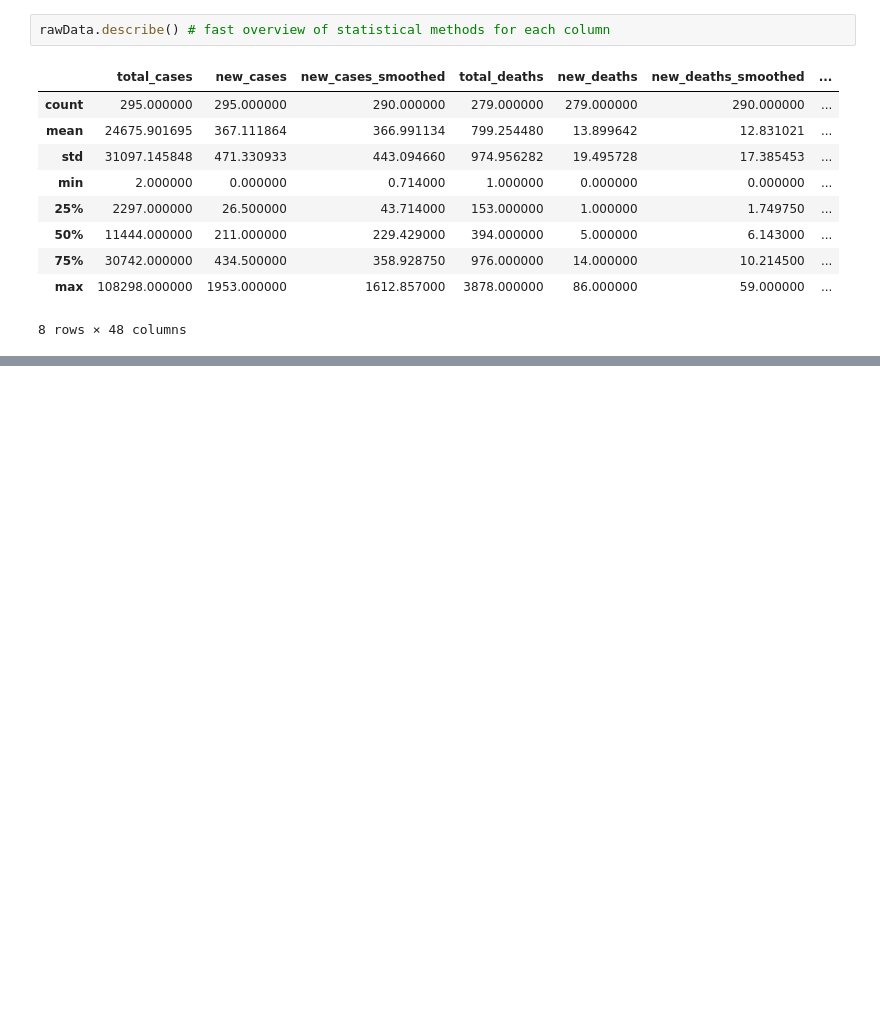
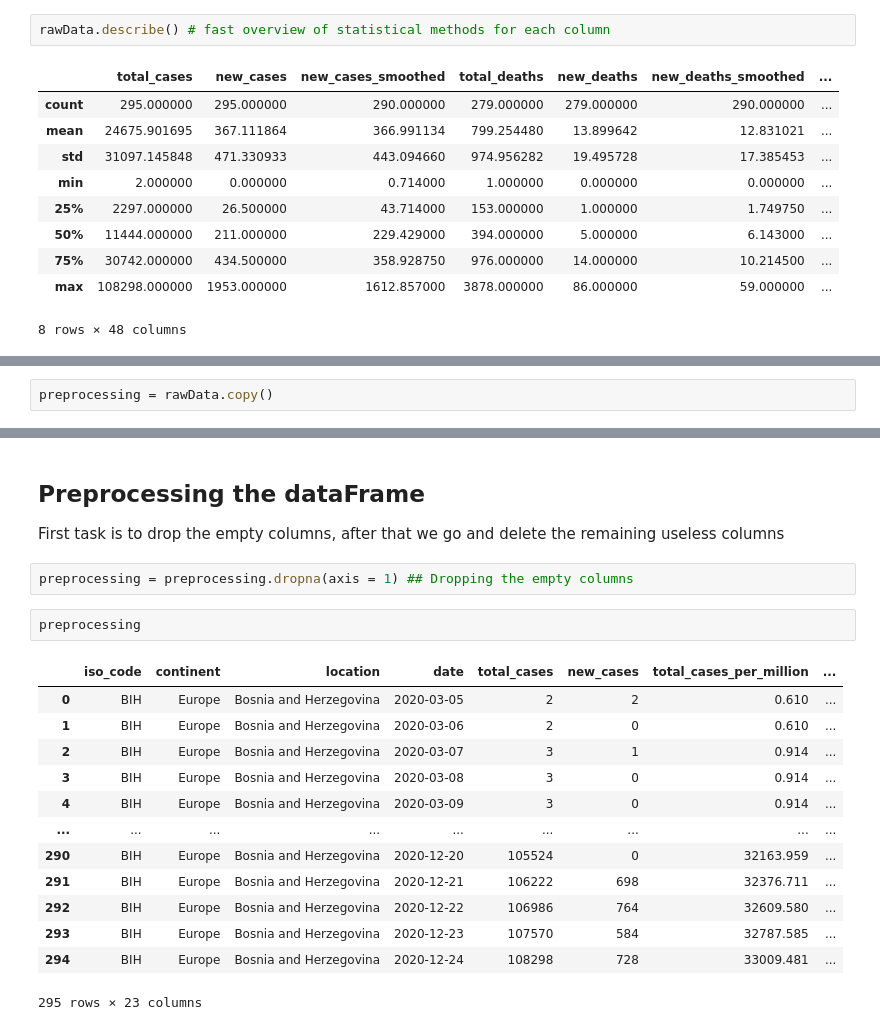
Before and after one commit to WorldWideWest/COVID-19, a Jupyter notebook: notebooks/COVID.ipynb, the cells around one changed output, grey strips where cells are left out. Saved outputs shown, nothing was run; the diff lists cells and outputs as text; blank space fills up the shorter version.

Commit message:
Strating the data geathering and preprocessing phase

```diff
--- a/notebooks/COVID.ipynb
+++ b/notebooks/COVID.ipynb
@@ -72,0 +75,2 @@ rawData.describe() # fast overview of statistical methods for each column
+# %%
+preprocessing = rawData.copy()
@@ -72,0 +110,22 @@ rawData.describe() # fast overview of statistical methods for each column
+# %% [markdown]
+## Preprocessing the dataFrame
+
+First task is to drop the empty columns, after that we go and delete the remaining useless columns
+# %%
+preprocessing = preprocessing.dropna(axis = 1) ## Dropping the empty columns
+# %%
+preprocessing
+# %% [output]
+|  | iso_code | continent | location | date | total_cases | new_cases | total_cases_per_million | ... |
+| 0 | BIH | Europe | Bosnia and Herzegovina | 2020-03-05 | 2 | 2 | 0.610 | ... |
+| 1 | BIH | Europe | Bosnia and Herzegovina | 2020-03-06 | 2 | 0 | 0.610 | ... |
+| 2 | BIH | Europe | Bosnia and Herzegovina | 2020-03-07 | 3 | 1 | 0.914 | ... |
+| 3 | BIH | Europe | Bosnia and Herzegovina | 2020-03-08 | 3 | 0 | 0.914 | ... |
+| 4 | BIH | Europe | Bosnia and Herzegovina | 2020-03-09 | 3 | 0 | 0.914 | ... |
+| ... | ... | ... | ... | ... | ... | ... | ... | ... |
+| 290 | BIH | Europe | Bosnia and Herzegovina | 2020-12-20 | 105524 | 0 | 32163.959 | ... |
+| 291 | BIH | Europe | Bosnia and Herzegovina | 2020-12-21 | 106222 | 698 | 32376.711 | ... |
+| 292 | BIH | Europe | Bosnia and Herzegovina | 2020-12-22 | 106986 | 764 | 32609.580 | ... |
+| 293 | BIH | Europe | Bosnia and Herzegovina | 2020-12-23 | 107570 | 584 | 32787.585 | ... |
+| 294 | BIH | Europe | Bosnia and Herzegovina | 2020-12-24 | 108298 | 728 | 33009.481 | ... |
+295 rows × 23 columns
```
Also changed, not shown: parts of 5 cells of this notebook.
